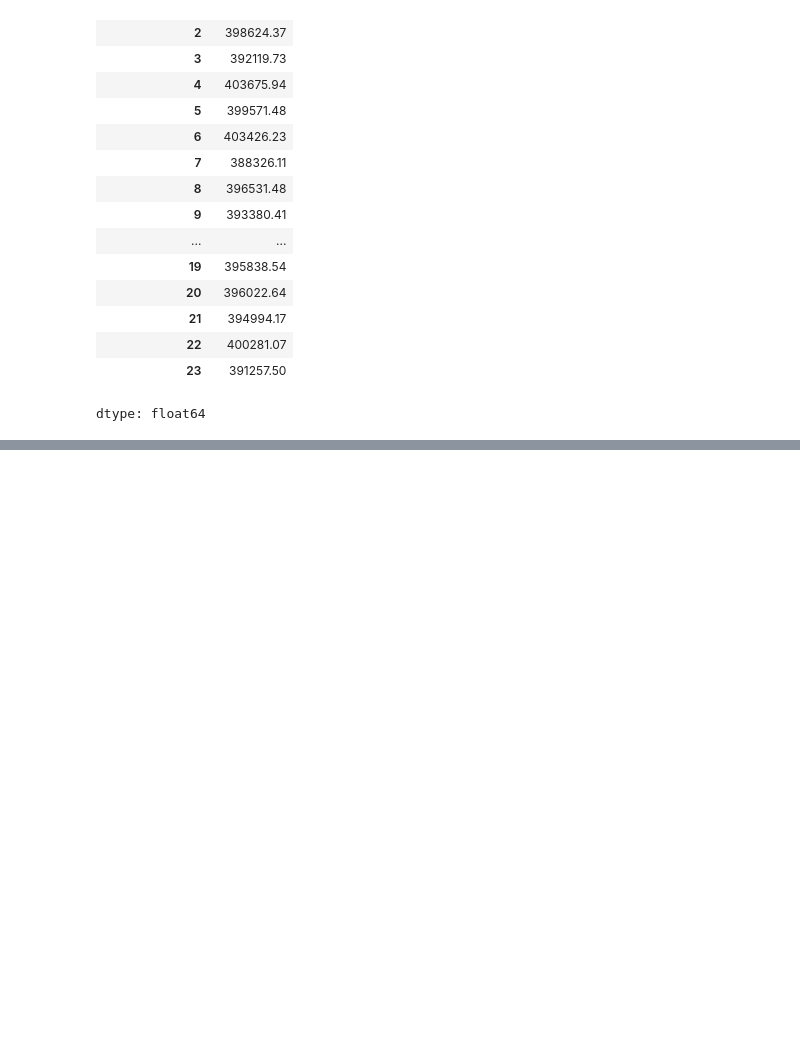
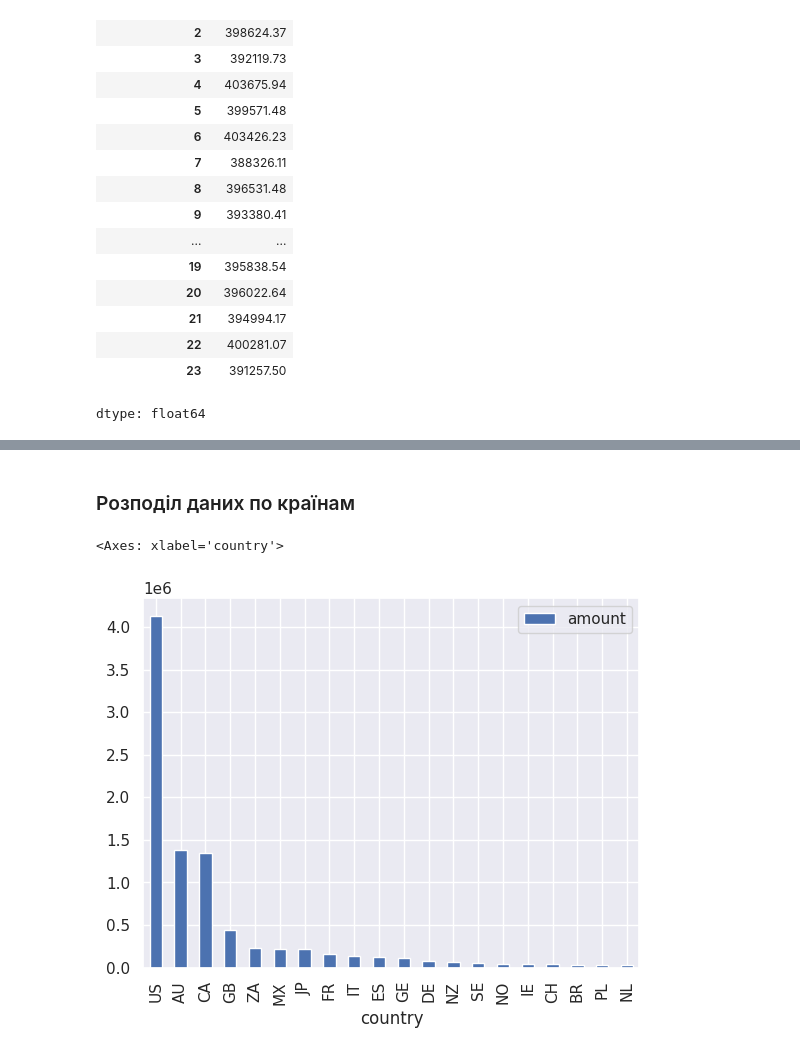
Before and after one commit to bukovskiy7777/Data-Analysis, a Jupyter notebook: Test_task.ipynb, the cells around one changed output, grey strips where cells are left out. Saved outputs shown, nothing was run; the diff lists cells and outputs as text; code cells hidden in the pictures; blank space fills up the shorter version.

```diff
--- a/Test_task.ipynb
+++ b/Test_task.ipynb
@@ -359,0 +441,3 @@ dtype: float64
+# %%
+df['fee_rate'] = df['fee_usd'] / df['amount_usd'].replace(0, np.nan)
+df.groupby('psp_name')['fee_rate'].median().sort_values()
@@ -359,0 +455,8 @@ dtype: float64
+# %% [markdown]
+### Розподіл даних по країнам
+# %%
+country = df.groupby('country').agg(tx_count=('transaction_id','count'), amount=('amount_usd','sum')).sort_values('amount', ascending=False).head(20)
+country.plot.bar(y='amount')
+# %% [output]
+<Axes: xlabel='country'>
+[figure, added]
```
Also changed, not shown: parts of 27 cells of this notebook.
